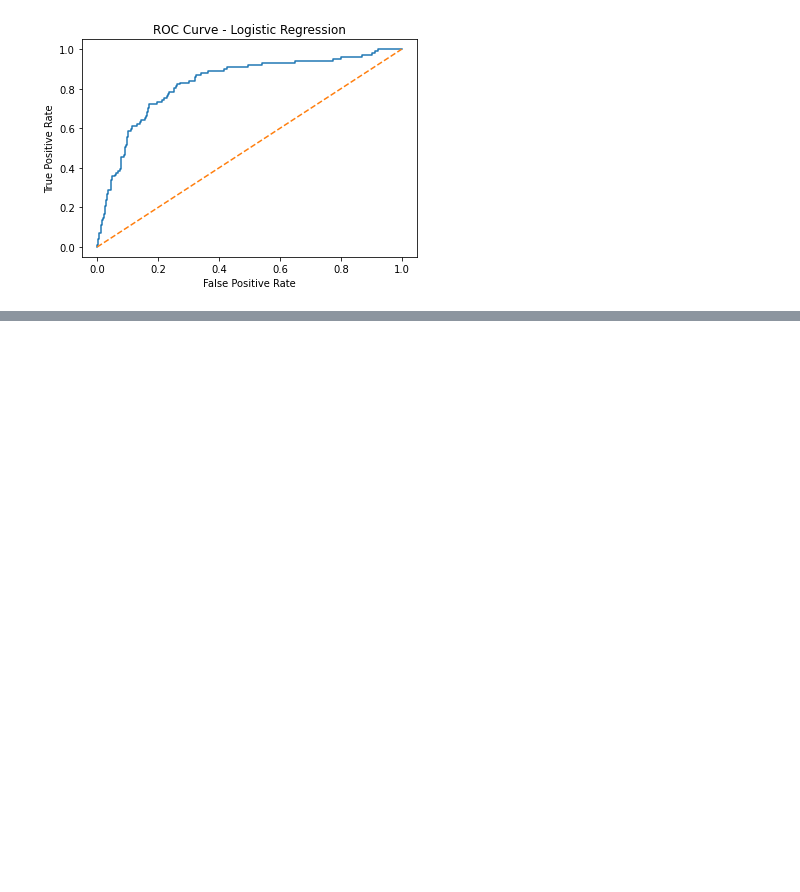
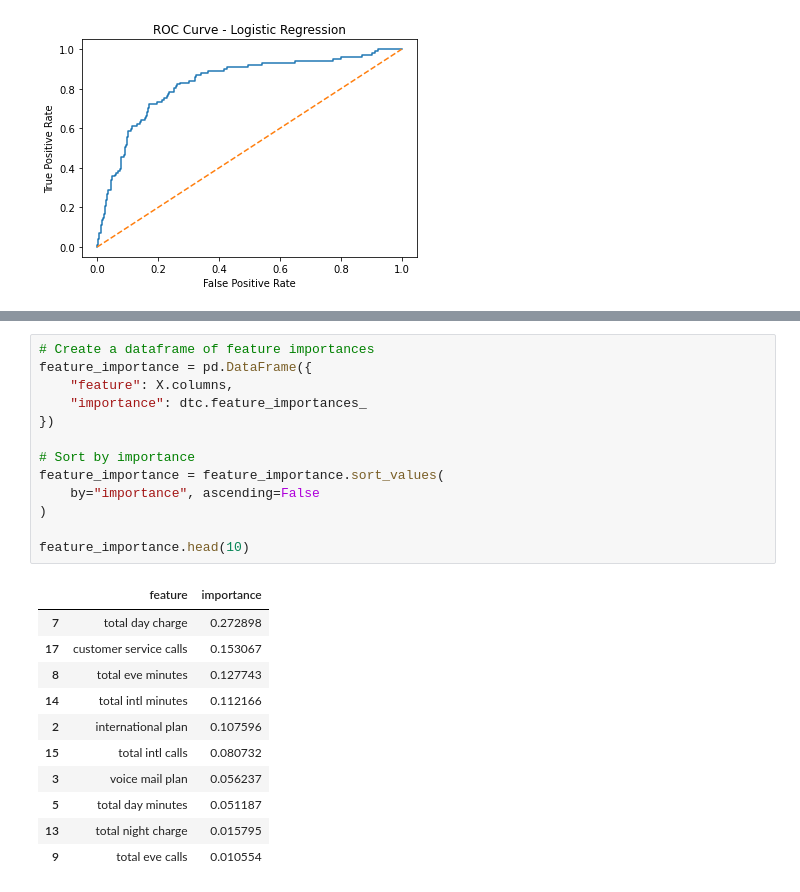
Before and after one commit to MrDenzy/Phase-3-Project---SyriaTel-Customer-Churn, a Jupyter notebook: notebook/index.ipynb, the cells around one changed output, grey strips where cells are left out. Cells and saved outputs as stored; diff of their text form; blank space fills up the shorter version.

```diff
--- a/notebook/index.ipynb
+++ b/notebook/index.ipynb
@@ -323,0 +488,25 @@ plt.show()
+# %%
+# Create a dataframe of feature importances
+feature_importance = pd.DataFrame({
+    "feature": X.columns,
+    "importance": dtc.feature_importances_
+})
+
+# Sort by importance
+feature_importance = feature_importance.sort_values(
+    by="importance", ascending=False
+)
+
+feature_importance.head(10)
+# %% [output]
+|  | feature | importance |
+| 7 | total day charge | 0.272898 |
+| 17 | customer service calls | 0.153067 |
+| 8 | total eve minutes | 0.127743 |
+| 14 | total intl minutes | 0.112166 |
+| 2 | international plan | 0.107596 |
+| 15 | total intl calls | 0.080732 |
+| 3 | voice mail plan | 0.056237 |
+| 5 | total day minutes | 0.051187 |
+| 13 | total night charge | 0.015795 |
+| 9 | total eve calls | 0.010554 |
```
Also changed, not shown: parts of 25 cells of this notebook.
